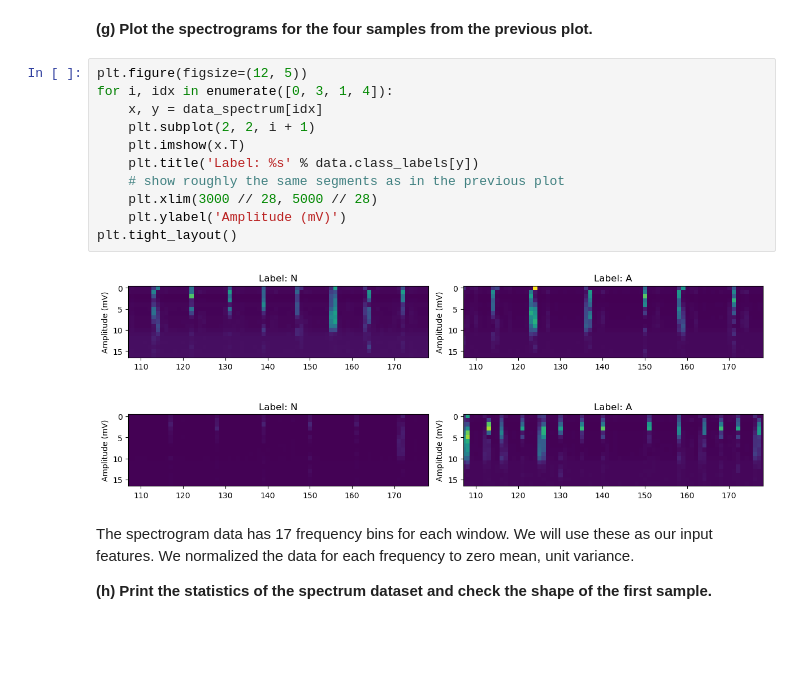
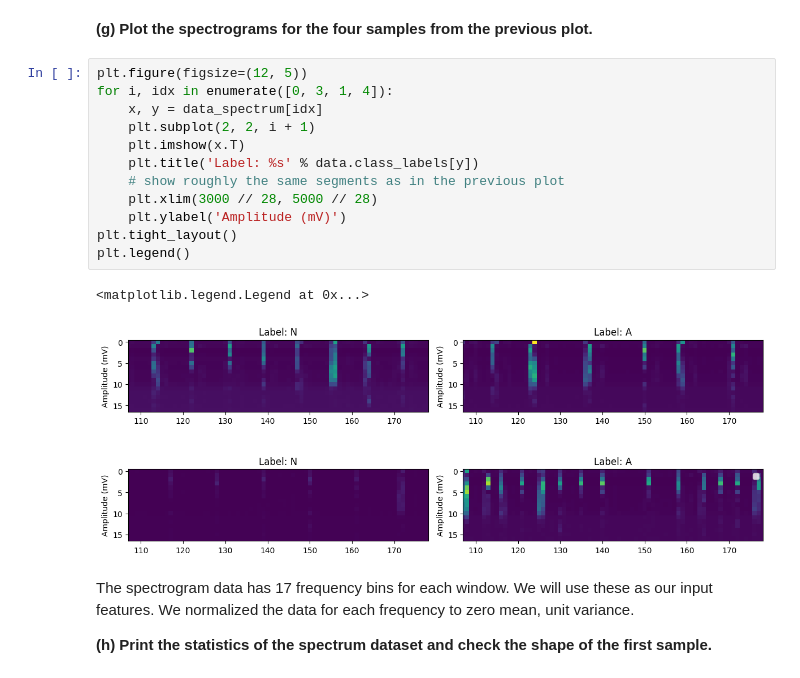
Before and after one commit to aschroede/RU-Deep-Learning, a Jupyter notebook: Assignment 5/dl-assignment-5.ipynb, the cells around one changed output. Saved outputs shown, nothing was run; the diff lists cells and outputs as text; blank space fills up the shorter version.

```diff
--- a/Assignment 5/dl-assignment-5.ipynb
+++ b/Assignment 5/dl-assignment-5.ipynb
@@ -208,16 +208,18 @@ data_spectrum = ECGSpectrumDataset('data/training2017', class_labels=('N', 'A'))
 # %%
 plt.figure(figsize=(12, 5))
 for i, idx in enumerate([0, 3, 1, 4]):
     x, y = data_spectrum[idx]
     plt.subplot(2, 2, i + 1)
     plt.imshow(x.T)
     plt.title('Label: %s' % data.class_labels[y])
     # show roughly the same segments as in the previous plot
     plt.xlim(3000 // 28, 5000 // 28)
     plt.ylabel('Amplitude (mV)')
 plt.tight_layout()
+plt.legend()
 # %% [output]
+<matplotlib.legend.Legend at 0x...>
-[figure, old version]
+[figure, new version]
 # %% [markdown]
 The spectrogram data has 17 frequency bins for each window. We will use these as our input features. We normalized the data for each frequency to zero mean, unit variance.
 
```
Also changed, not shown: parts of 37 cells of this notebook, 1 other file.
